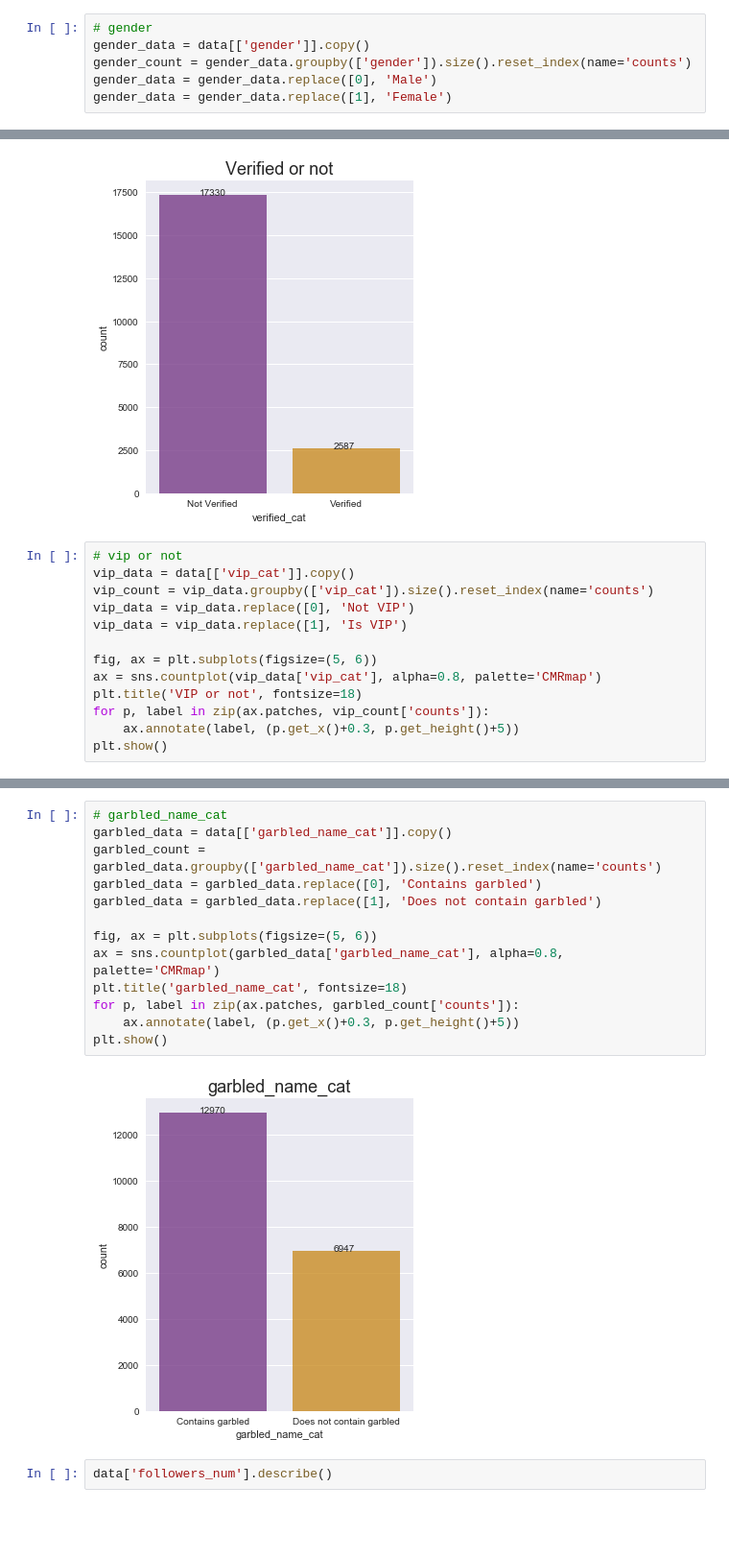
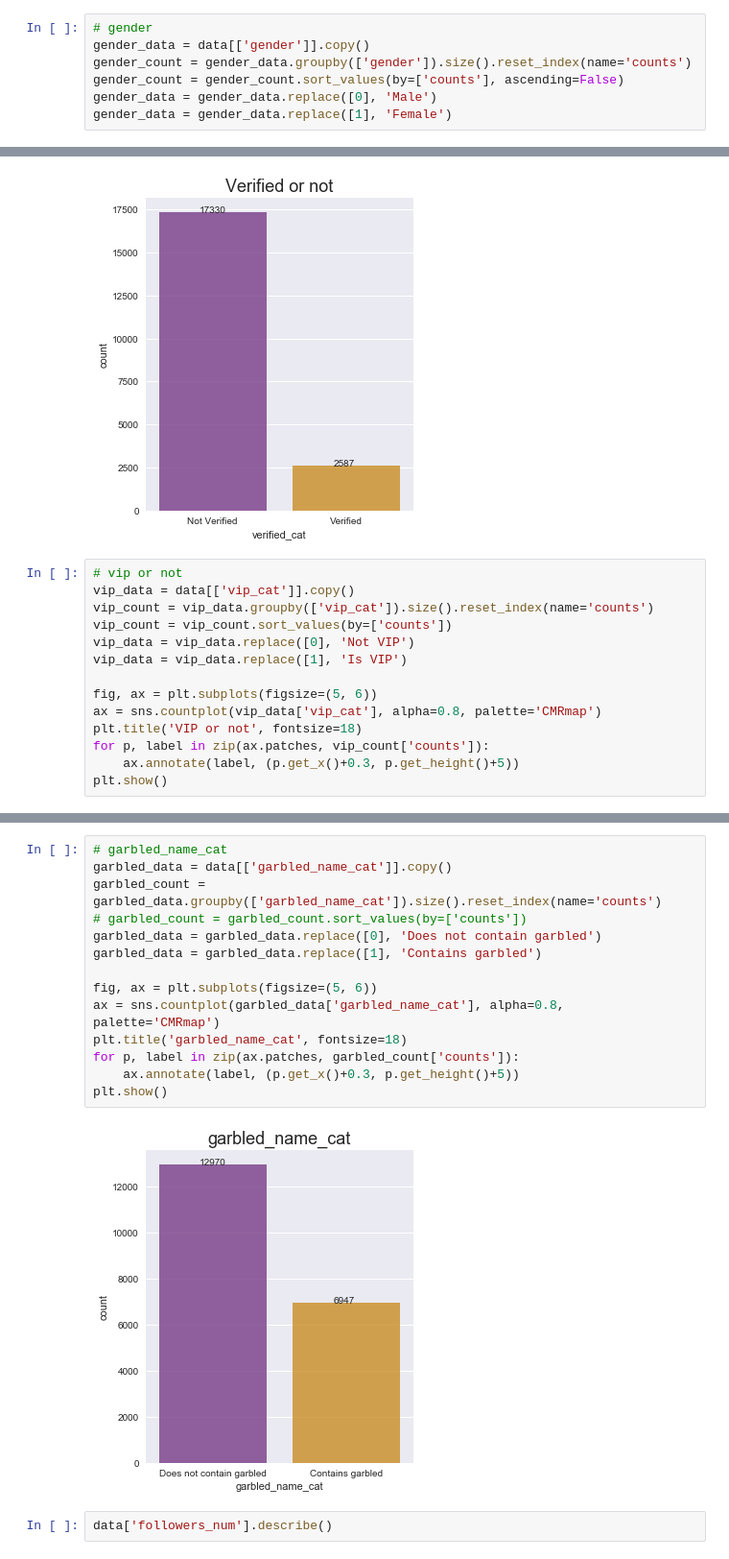
Before and after one commit to ke11ysun/Weibo-Spam-Accounts, a Jupyter notebook: TMD model.ipynb, the cells around one changed output, grey strips where cells are left out. Shown at 96% size. Saved outputs shown, nothing was run; the diff lists cells and outputs as text; blank space fills up the shorter version.

Commit message:
update graph

```diff
--- a/TMD model.ipynb
+++ b/TMD model.ipynb
@@ -83,6 +83,7 @@ data = data.dropna(subset=['vip_num'])
 # gender
 gender_data = data[['gender']].copy()
 gender_count = gender_data.groupby(['gender']).size().reset_index(name='counts')
+gender_count = gender_count.sort_values(by=['counts'], ascending=False)
 gender_data = gender_data.replace([0], 'Male')
 gender_data = gender_data.replace([1], 'Female')
 # %%
@@ -113,6 +114,7 @@ plt.show()
 # vip or not
 vip_data = data[['vip_cat']].copy()
 vip_count = vip_data.groupby(['vip_cat']).size().reset_index(name='counts')
+vip_count = vip_count.sort_values(by=['counts'])
 vip_data = vip_data.replace([0], 'Not VIP')
 vip_data = vip_data.replace([1], 'Is VIP')
 
@@ -127,18 +129,19 @@ plt.show()
 # %%
 # garbled_name_cat
 garbled_data = data[['garbled_name_cat']].copy()
 garbled_count = garbled_data.groupby(['garbled_name_cat']).size().reset_index(name='counts')
-garbled_data = garbled_data.replace([0], 'Contains garbled')
-garbled_data = garbled_data.replace([1], 'Does not contain garbled')
+# garbled_count = garbled_count.sort_values(by=['counts'])
+garbled_data = garbled_data.replace([0], 'Does not contain garbled')
+garbled_data = garbled_data.replace([1], 'Contains garbled')
 
 fig, ax = plt.subplots(figsize=(5, 6))
 ax = sns.countplot(garbled_data['garbled_name_cat'], alpha=0.8, palette='CMRmap')
 plt.title('garbled_name_cat', fontsize=18)
 for p, label in zip(ax.patches, garbled_count['counts']):
     ax.annotate(label, (p.get_x()+0.3, p.get_height()+5))
 plt.show()
 # %% [output]
-[figure, old version]
+[figure, new version]
 # %%
 data['followers_num'].describe()
 # %% [output]
```
Also changed, not shown: parts of 7 cells of this notebook.
